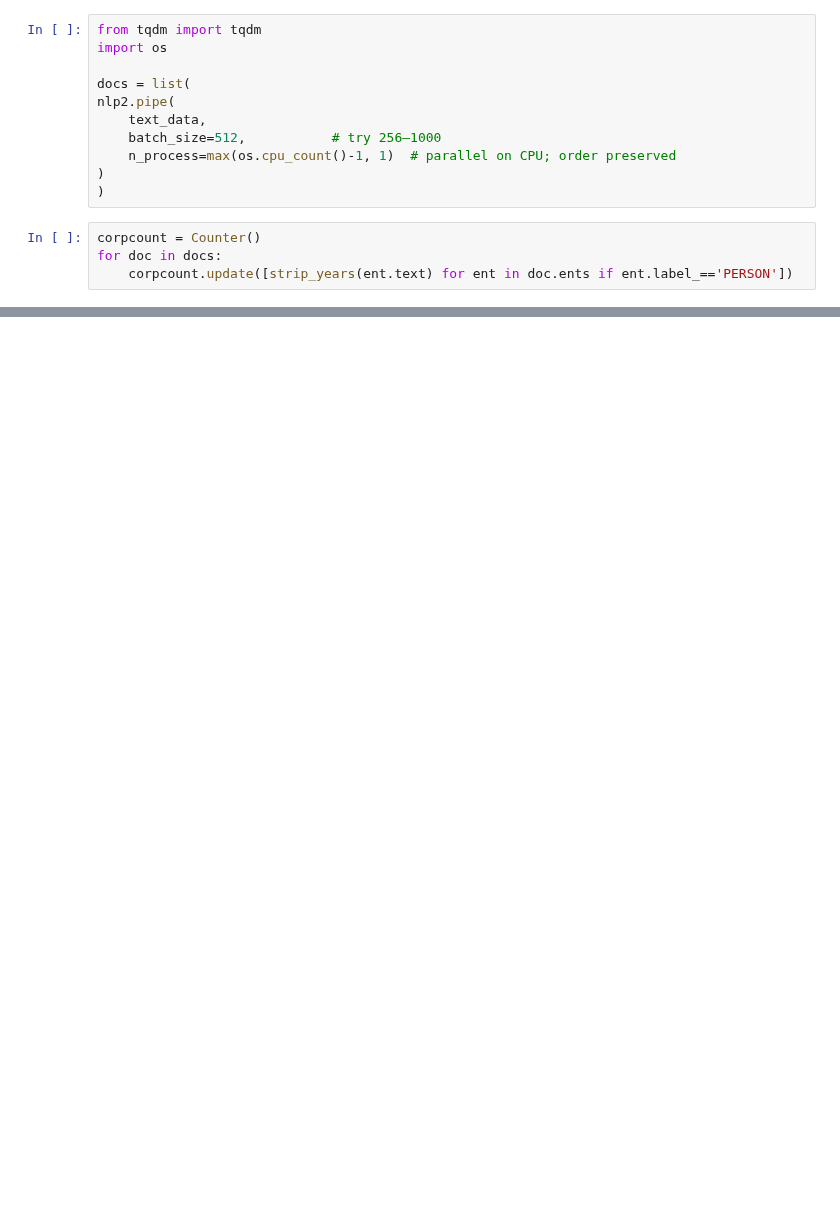
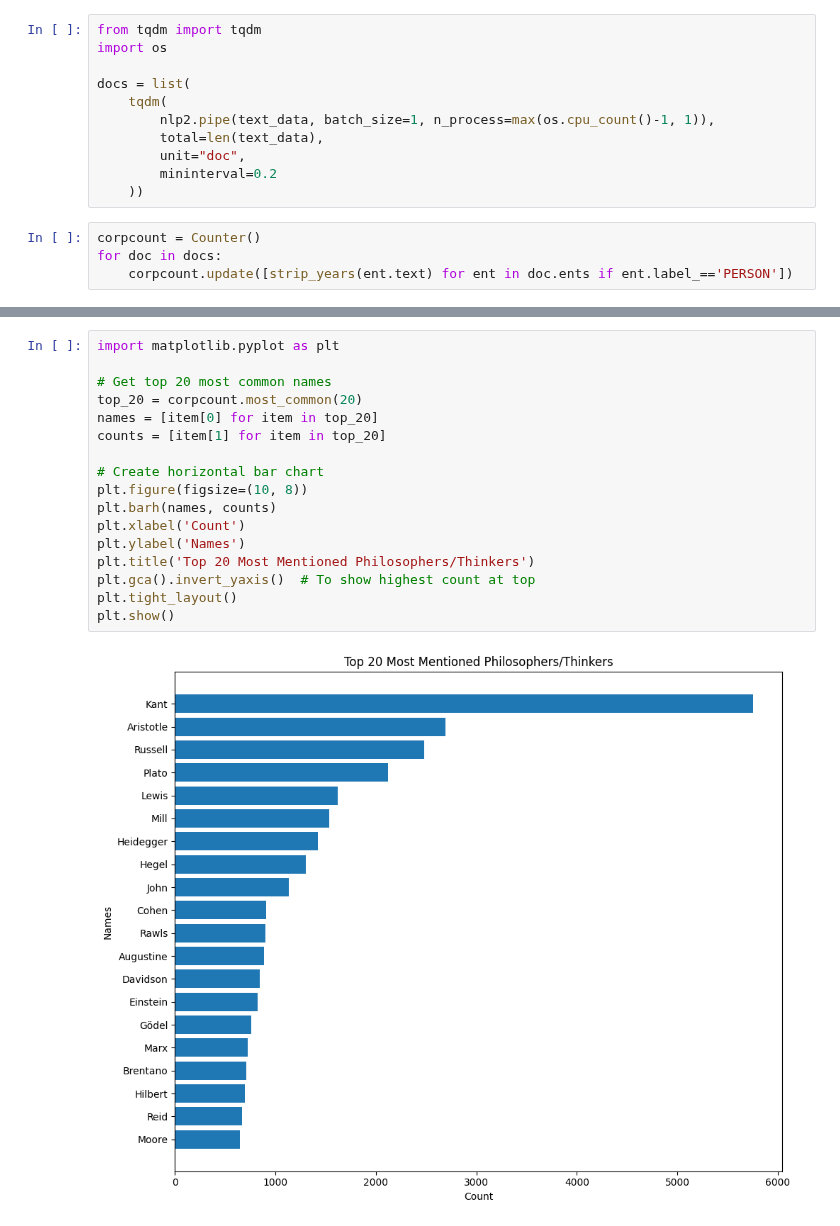
Before and after one commit to MNoichl/data-driven-philosophy-GAP2025, a Jupyter notebook: GAP12-NER-section.ipynb, the cells around one changed output, grey strips where cells are left out. Drawn from its saved outputs; the diff is of its cells as text; blank space fills up the shorter version.

Commit message:
Included NER in main text notebook

```diff
--- a/GAP12-NER-section.ipynb
+++ b/GAP12-NER-section.ipynb
@@ -261,12 +261,12 @@ from tqdm import tqdm
 import os
 
 docs = list(
-nlp2.pipe(
-    text_data,
-    batch_size=512,           # try 256–1000
-    n_process=max(os.cpu_count()-1, 1)  # parallel on CPU; order preserved
-)
-)
+    tqdm(
+        nlp2.pipe(text_data, batch_size=1, n_process=max(os.cpu_count()-1, 1)),
+        total=len(text_data),
+        unit="doc",
+        mininterval=0.2
+    ))
 # %%
 corpcount = Counter()
 for doc in docs:
@@ -293,0 +294,19 @@ corpcount.most_common()
+# %%
+import matplotlib.pyplot as plt
+
+# Get top 20 most common names
+top_20 = corpcount.most_common(20)
+names = [item[0] for item in top_20]
+counts = [item[1] for item in top_20]
+
+# Create horizontal bar chart
+plt.figure(figsize=(10, 8))
+plt.barh(names, counts)
+plt.xlabel('Count')
+plt.ylabel('Names')
+plt.title('Top 20 Most Mentioned Philosophers/Thinkers')
+plt.gca().invert_yaxis()  # To show highest count at top
+plt.tight_layout()
+plt.show()
+# %% [output]
+[figure, added]
```
Also changed, not shown: parts of 1 cell of this notebook, 2 other files.
